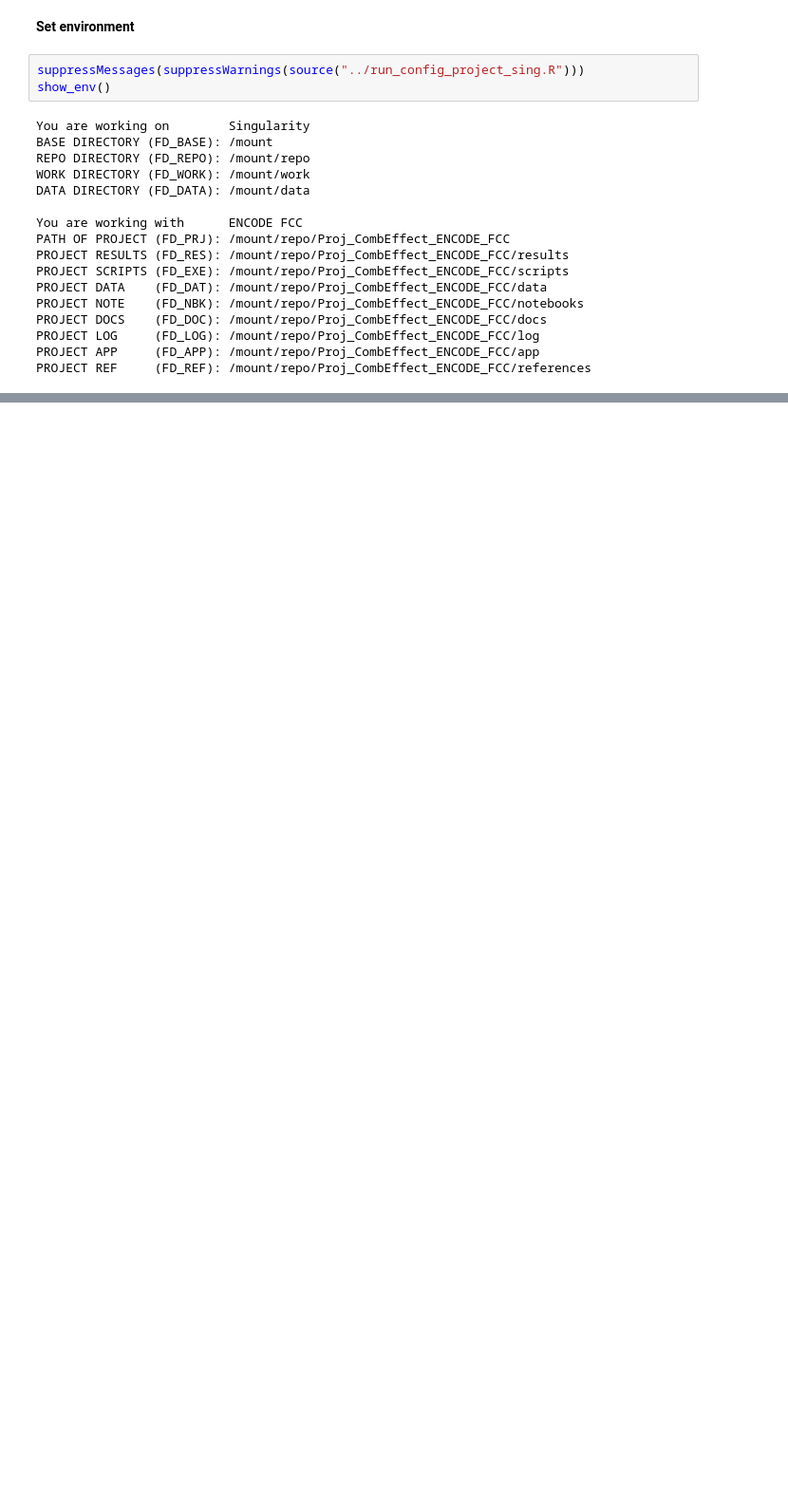
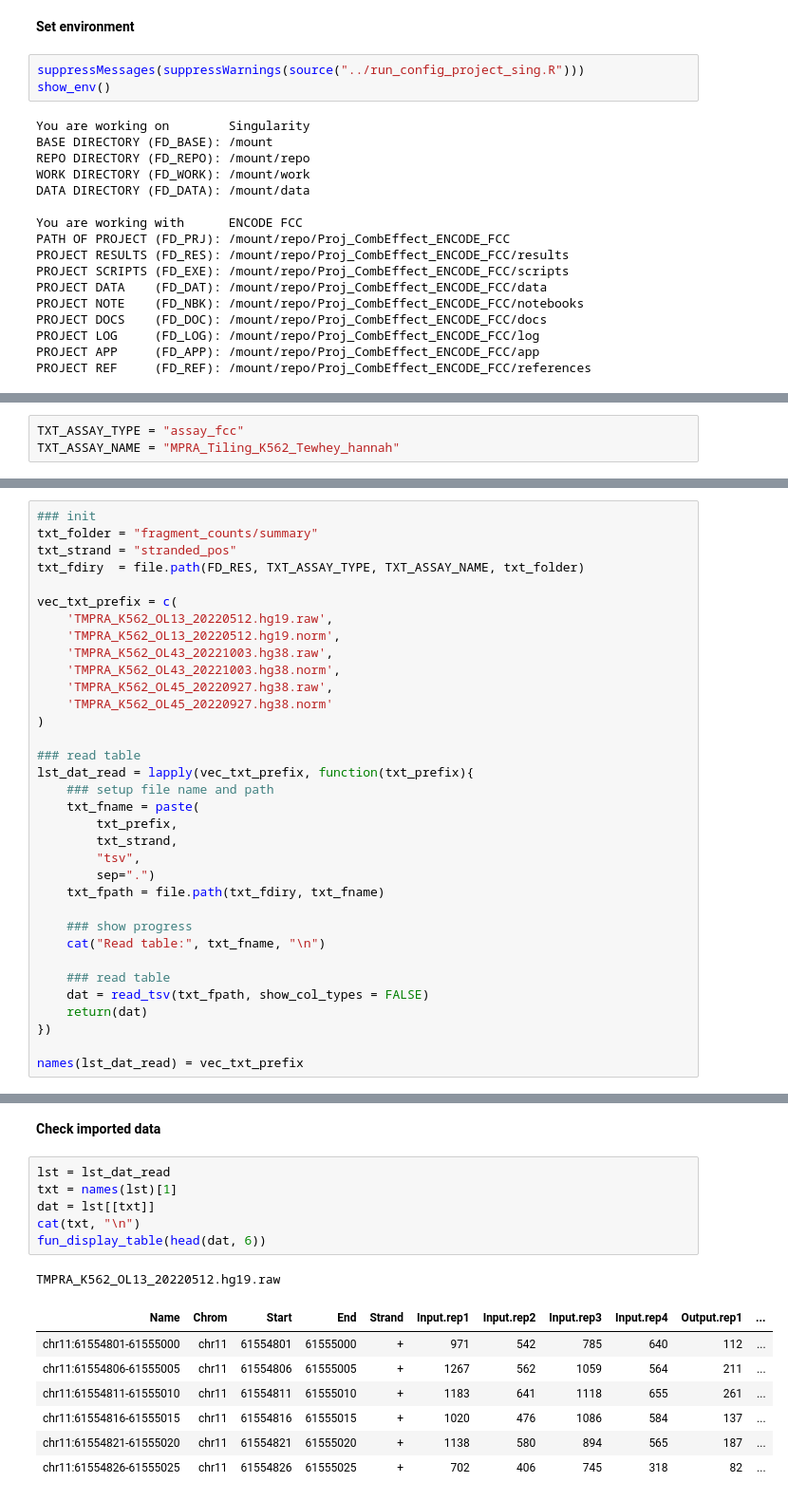
Before and after one commit to ReddyLab/Proj_ENCODE_FCC, a Jupyter notebook: notebooks/02_prepare/fcc_starrmpra_14_convert_table_to_bed_R.ipynb, the cells around one changed output, grey strips where cells are left out. Shown: that part at 95% size. Cells and saved outputs as stored; diff of their text form; blank space fills up the shorter version.

```diff
--- a/notebooks/02_prepare/fcc_starrmpra_14_convert_table_to_bed_R.ipynb
+++ b/notebooks/02_prepare/fcc_starrmpra_14_convert_table_to_bed_R.ipynb
@@ -24,0 +34,3 @@ PROJECT REF     (FD_REF): /mount/repo/Proj_CombEffect_ENCODE_FCC/references
+# %%
+TXT_ASSAY_TYPE = "assay_fcc"
+TXT_ASSAY_NAME = "MPRA_Tiling_K562_Tewhey_hannah"
@@ -24,0 +55,34 @@ PROJECT REF     (FD_REF): /mount/repo/Proj_CombEffect_ENCODE_FCC/references
+# %%
+### init
+txt_folder = "fragment_counts/summary"
+txt_strand = "stranded_pos"
+txt_fdiry  = file.path(FD_RES, TXT_ASSAY_TYPE, TXT_ASSAY_NAME, txt_folder)
+
+vec_txt_prefix = c(
+    'TMPRA_K562_OL13_20220512.hg19.raw',
+    'TMPRA_K562_OL13_20220512.hg19.norm',
+    'TMPRA_K562_OL43_20221003.hg38.raw',
+    'TMPRA_K562_OL43_20221003.hg38.norm',
+    'TMPRA_K562_OL45_20220927.hg38.raw',
+    'TMPRA_K562_OL45_20220927.hg38.norm'
+)
+
+### read table
+lst_dat_read = lapply(vec_txt_prefix, function(txt_prefix){
+    ### setup file name and path
+    txt_fname = paste(
+        txt_prefix,
+        txt_strand,
+        "tsv",
+        sep=".")
+    txt_fpath = file.path(txt_fdiry, txt_fname)
+
+    ### show progress
+    cat("Read table:", txt_fname, "\n")
+
+    ### read table
+    dat = read_tsv(txt_fpath, show_col_types = FALSE)
+    return(dat)
+})
+
+names(lst_dat_read) = vec_txt_prefix
@@ -24,0 +96,17 @@ PROJECT REF     (FD_REF): /mount/repo/Proj_CombEffect_ENCODE_FCC/references
+# %% [markdown]
+**Check imported data**
+# %%
+lst = lst_dat_read
+txt = names(lst)[1]
+dat = lst[[txt]]
+cat(txt, "\n")
+fun_display_table(head(dat, 6))
+# %% [output]
+TMPRA_K562_OL13_20220512.hg19.raw
+| Name | Chrom | Start | End | Strand | Input.rep1 | Input.rep2 | Input.rep3 | Input.rep4 | Output.rep1 | ... |
+| chr11:61554801-61555000 | chr11 | 61554801 | 61555000 | + | 971 | 542 | 785 | 640 | 112 | ... |
+| chr11:61554806-61555005 | chr11 | 61554806 | 61555005 | + | 1267 | 562 | 1059 | 564 | 211 | ... |
+| chr11:61554811-61555010 | chr11 | 61554811 | 61555010 | + | 1183 | 641 | 1118 | 655 | 261 | ... |
+| chr11:61554816-61555015 | chr11 | 61554816 | 61555015 | + | 1020 | 476 | 1086 | 584 | 137 | ... |
+| chr11:61554821-61555020 | chr11 | 61554821 | 61555020 | + | 1138 | 580 | 894 | 565 | 187 | ... |
+| chr11:61554826-61555025 | chr11 | 61554826 | 61555025 | + | 702 | 406 | 745 | 318 | 82 | ... |
```
Also changed, not shown: parts of 11 cells of this notebook, 19 other files.
